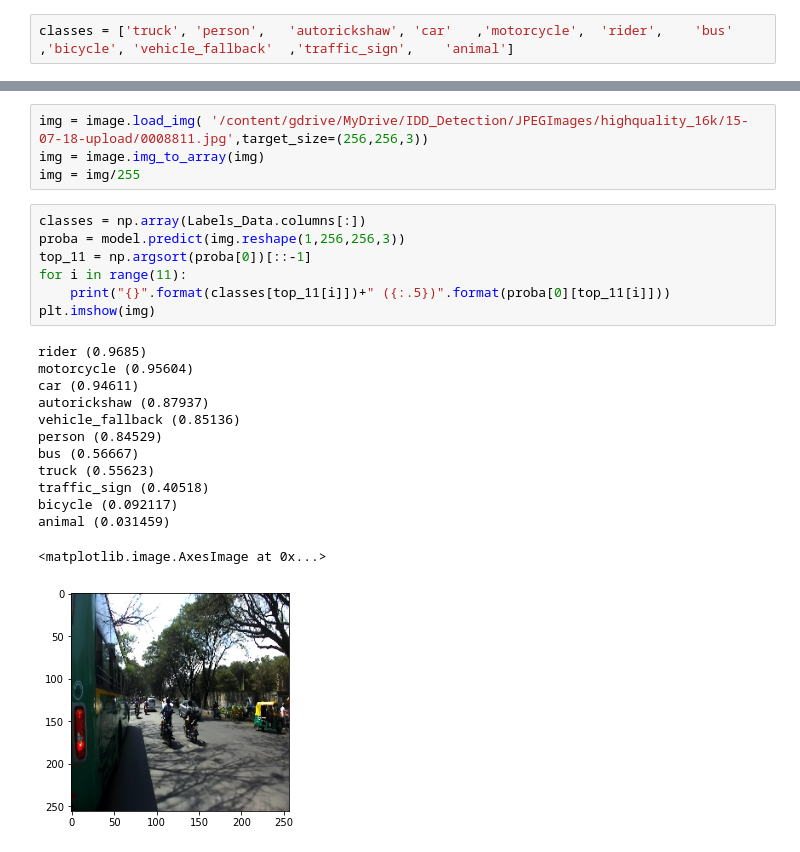
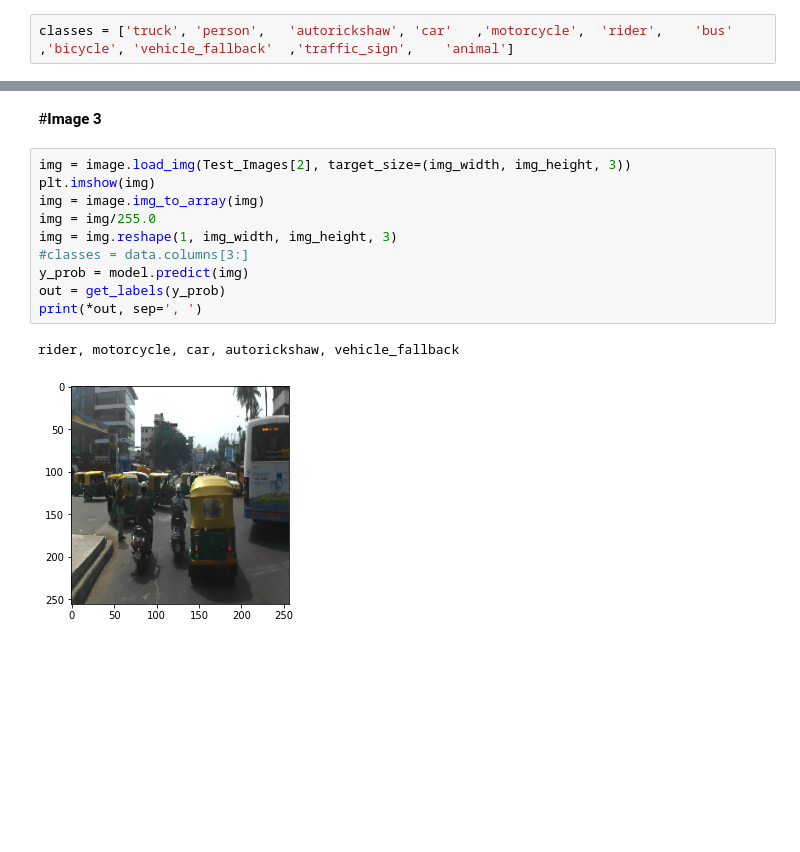
Before and after one commit to Arunav07/CRISTL, a Jupyter notebook: Transfer_Learning.ipynb, the cells around one changed output, grey strips where cells are left out. Saved outputs shown, nothing was run; the diff lists cells and outputs as text; blank space fills up the shorter version.

```diff
--- a/Transfer_Learning.ipynb
+++ b/Transfer_Learning.ipynb
@@ -211,25 +191,15 @@ rider, motorcycle, car, autorickshaw, vehicle_fallback
-# %%
-img = image.load_img( '/content/gdrive/MyDrive/IDD_Detection/JPEGImages/highquality_16k/15-07-18-upload/0008811.jpg',target_size=(256,256,3))
-img = image.img_to_array(img)
-img = img/255
-# %%
-classes = np.array(Labels_Data.columns[:])
-proba = model.predict(img.reshape(1,256,256,3))
-top_11 = np.argsort(proba[0])[::-1]
-for i in range(11):
-    print("{}".format(classes[top_11[i]])+" ({:.5})".format(proba[0][top_11[i]]))
-plt.imshow(img)
-# %% [output]
-rider (0.9685)
-motorcycle (0.95604)
-car (0.94611)
-autorickshaw (0.87937)
-vehicle_fallback (0.85136)
-person (0.84529)
-bus (0.56667)
-truck (0.55623)
-traffic_sign (0.40518)
-bicycle (0.092117)
-animal (0.031459)
-<matplotlib.image.AxesImage at 0x...>
-[figure, removed]
+# %% [markdown]
+#**Image 3**
+# %%
+img = image.load_img(Test_Images[2], target_size=(img_width, img_height, 3))
+plt.imshow(img)
+img = image.img_to_array(img)
+img = img/255.0
+img = img.reshape(1, img_width, img_height, 3)
+#classes = data.columns[3:]
+y_prob = model.predict(img)
+out = get_labels(y_prob)
+print(*out, sep=', ')
+# %% [output]
+rider, motorcycle, car, autorickshaw, vehicle_fallback
+[figure, added]
```
Also changed, not shown: parts of 28 cells of this notebook.
